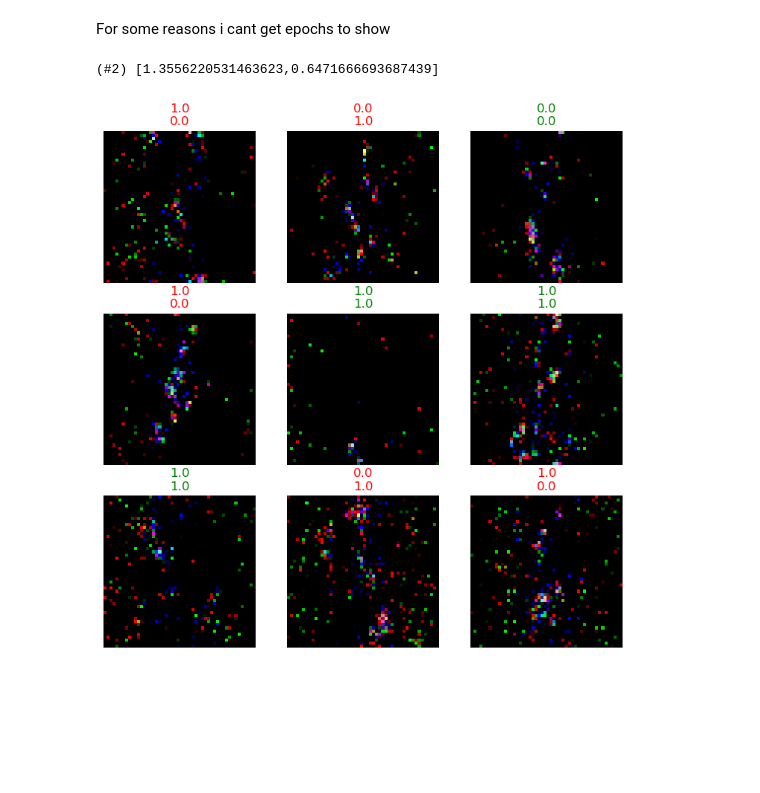
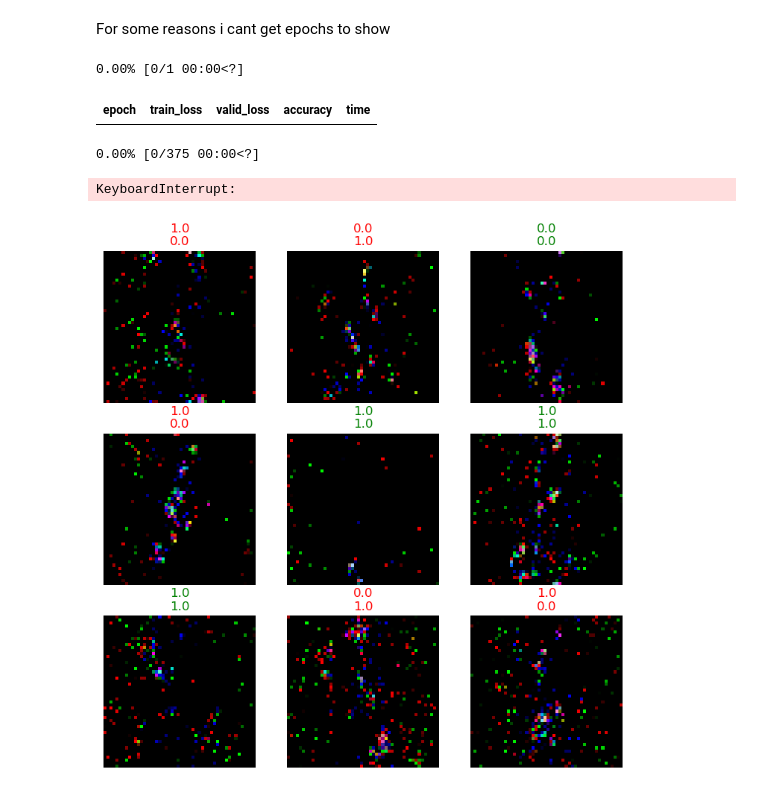
Before and after one commit to iRootTsar/Optimazing-klassification-of-ATLAS-detector-data--CERN-, a Jupyter notebook: notebooks/fast.ai/firstModell.ipynb, the cells around one changed output. Saved outputs shown, nothing was run; the diff lists cells and outputs as text; code cells hidden in the pictures; blank space fills up the shorter version.

```diff
--- a/notebooks/fast.ai/firstModell.ipynb
+++ b/notebooks/fast.ai/firstModell.ipynb
@@ -75,4 +81,4 @@ dls = wrapper(imgNew, label)
 Trene modellen vår
 # %%
 # Create your learner object
-learner = vision_learner(dls, resnet101, metrics=accuracy)
+learner = vision_learner(dls, resnet50, metrics=accuracy)
@@ -83,9 +105,15 @@ learner.fine_tune(20)
 # %% [markdown]
 For some reasons i cant get epochs to show
+# %%
+learner.fine_tune(5)
+# %% [output]
+0.00% [0/1 00:00<?]
+| epoch | train_loss | valid_loss | accuracy | time |
+0.00% [0/375 00:00<?]
 # %%
 learner.validate()
 # %% [output]
-(#2) [1.3556220531463623,0.6471666693687439]
+KeyboardInterrupt:
 # %%
 learner.show_results()
 # %% [output]
```
Also changed, not shown: parts of 5 cells of this notebook, 2 other files.
